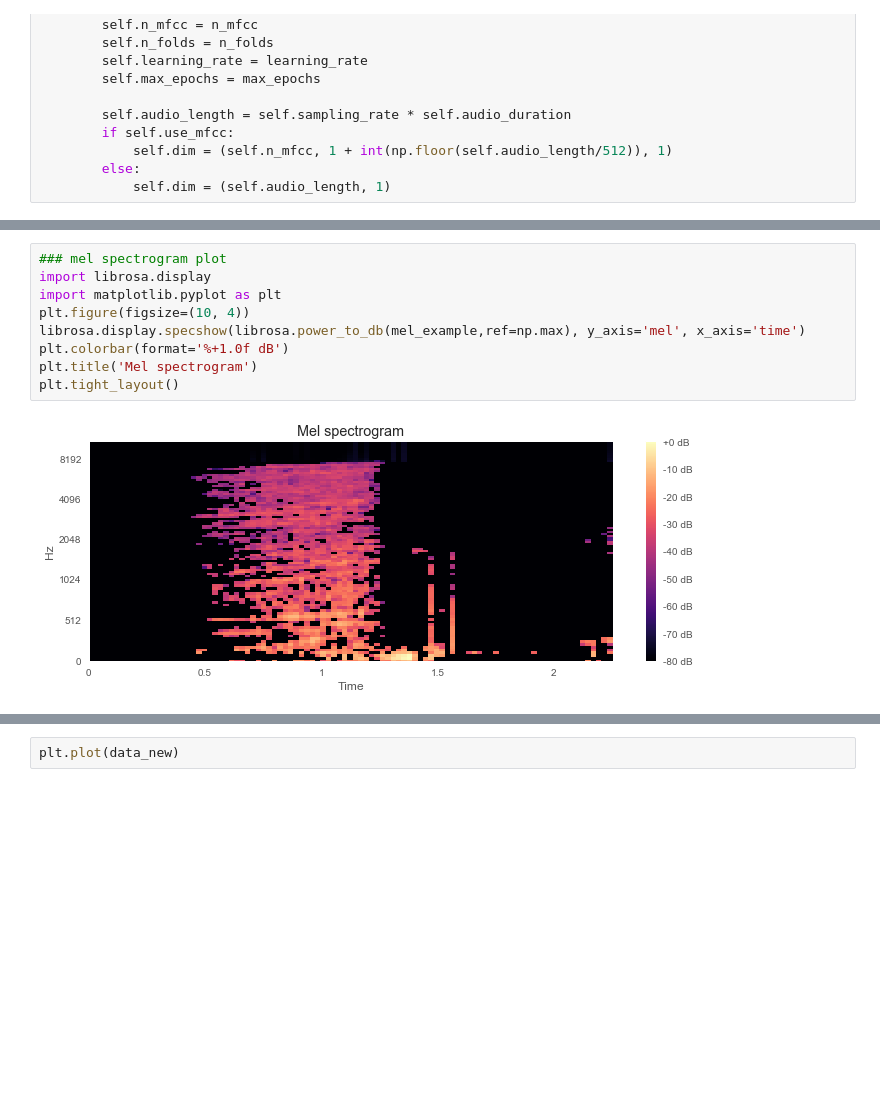
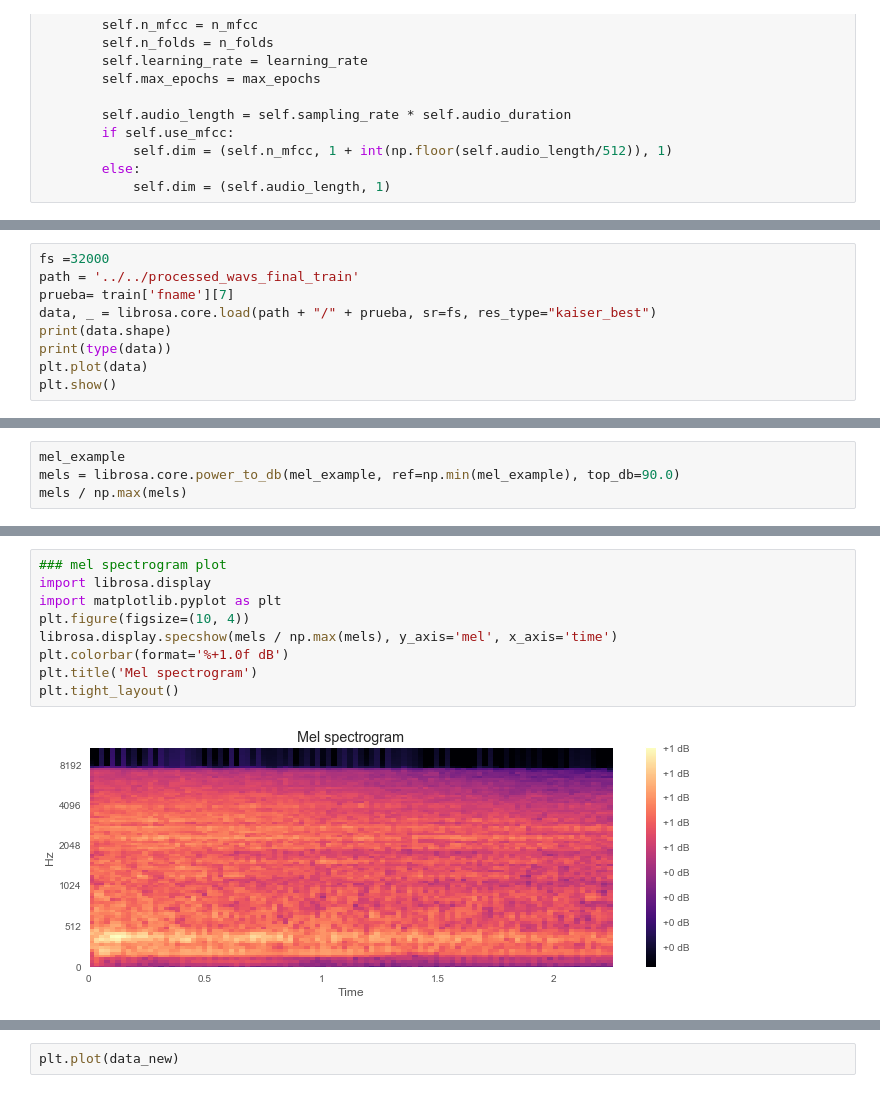
Before and after one commit to FabianRitter/MLPProjectAudio, a Jupyter notebook: Probando_Audio.ipynb, the cells around one changed output, grey strips where cells are left out. Cells and saved outputs as stored; diff of their text form; blank space fills up the shorter version.

```diff
--- a/Probando_Audio.ipynb
+++ b/Probando_Audio.ipynb
@@ -100,0 +77,9 @@ array([    8,    11,    10, ..., -1620, -1095,  -941], dtype=int16)
+# %%
+fs =32000
+path = '../../processed_wavs_final_train'
+prueba= train['fname'][7]
+data, _ = librosa.core.load(path + "/" + prueba, sr=fs, res_type="kaiser_best")
+print(data.shape)
+print(type(data))
+plt.plot(data)
+plt.show()
@@ -122,0 +113,4 @@ mel_example.shape
+# %%
+mel_example
+mels = librosa.core.power_to_db(mel_example, ref=np.min(mel_example), top_db=90.0)
+mels / np.max(mels)
@@ -123,13 +131,13 @@ mel_example.shape
 # %%
 ### mel spectrogram plot
 import librosa.display
 import matplotlib.pyplot as plt
 plt.figure(figsize=(10, 4))
-librosa.display.specshow(librosa.power_to_db(mel_example,ref=np.max), y_axis='mel', x_axis='time')
+librosa.display.specshow(mels / np.max(mels), y_axis='mel', x_axis='time')
 plt.colorbar(format='%+1.0f dB')
 plt.title('Mel spectrogram')
 plt.tight_layout()
 # %% [output]
-[figure, old version]
+[figure, new version]
 # %%
 data_new = np.tile(data,mul)
```
Also changed, not shown: parts of 18 cells of this notebook, 5 other files.
